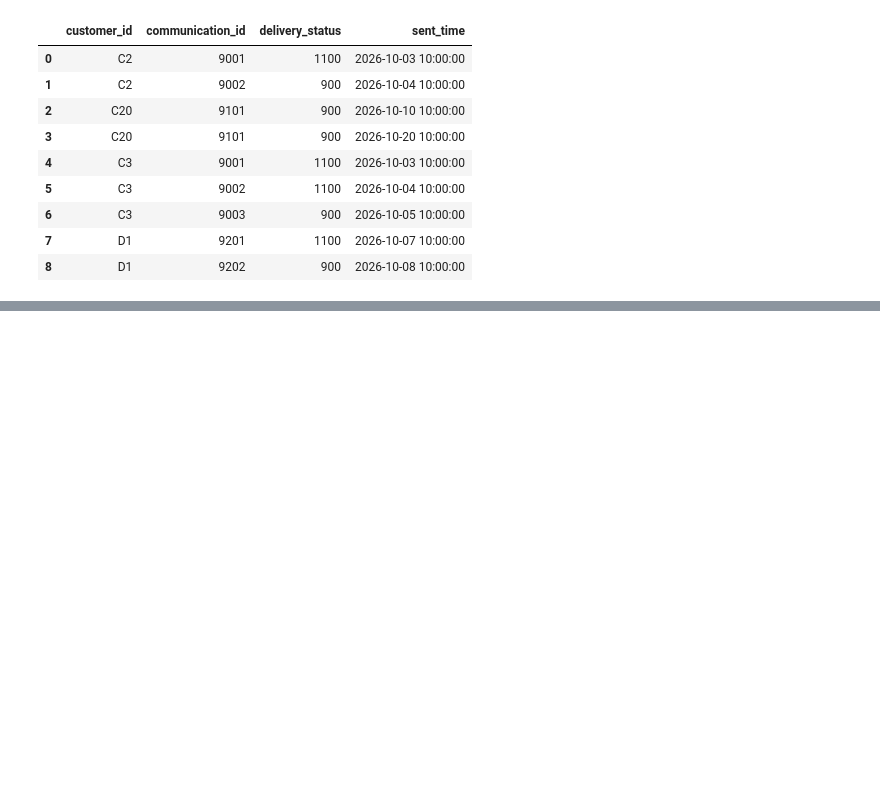
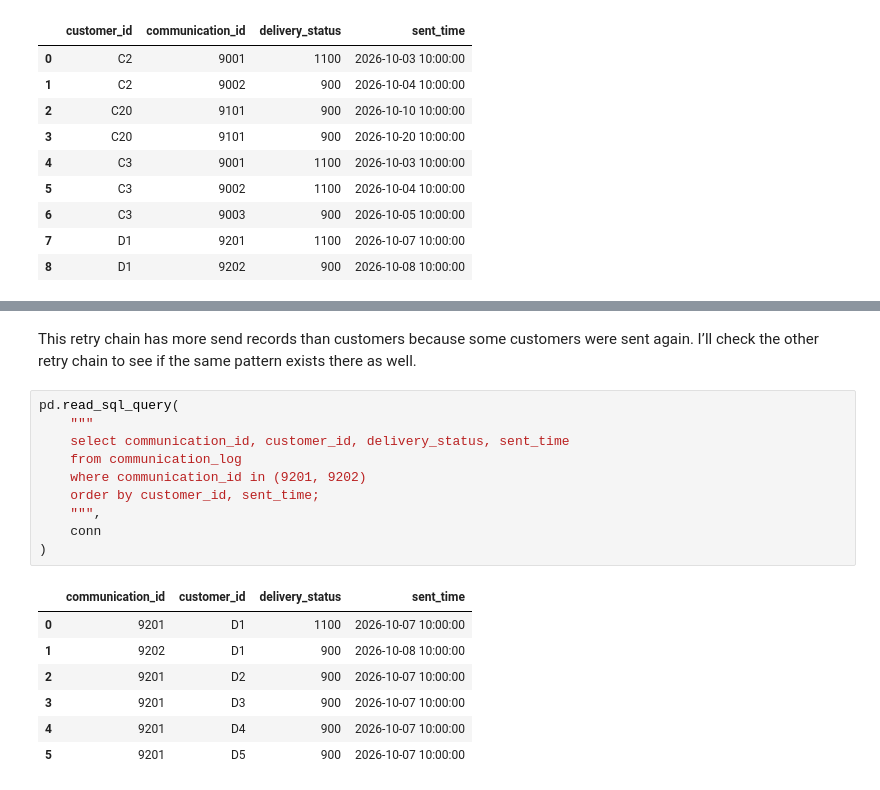
Before and after one commit to piyushkalra002/xeno_data_analysis_assignment, a Jupyter notebook: Analysis.ipynb, the cells around one changed output, grey strips where cells are left out. Drawn from its saved outputs; the diff is of its cells as text; blank space fills up the shorter version.

```diff
--- a/Analysis.ipynb
+++ b/Analysis.ipynb
@@ -129,0 +187,20 @@ from t
+# %% [markdown]
+This retry chain has more send records than customers because some customers were sent again. I’ll check the other retry chain to see if the same pattern exists there as well.
+# %%
+pd.read_sql_query(
+    """
+    select communication_id, customer_id, delivery_status, sent_time
+    from communication_log
+    where communication_id in (9201, 9202)
+    order by customer_id, sent_time;
+    """,
+    conn
+)
+# %% [output]
+|  | communication_id | customer_id | delivery_status | sent_time |
+| 0 | 9201 | D1 | 1100 | 2026-10-07 10:00:00 |
+| 1 | 9202 | D1 | 900 | 2026-10-08 10:00:00 |
+| 2 | 9201 | D2 | 900 | 2026-10-07 10:00:00 |
+| 3 | 9201 | D3 | 900 | 2026-10-07 10:00:00 |
+| 4 | 9201 | D4 | 900 | 2026-10-07 10:00:00 |
+| 5 | 9201 | D5 | 900 | 2026-10-07 10:00:00 |
```
Also changed, not shown: parts of 26 cells of this notebook.
